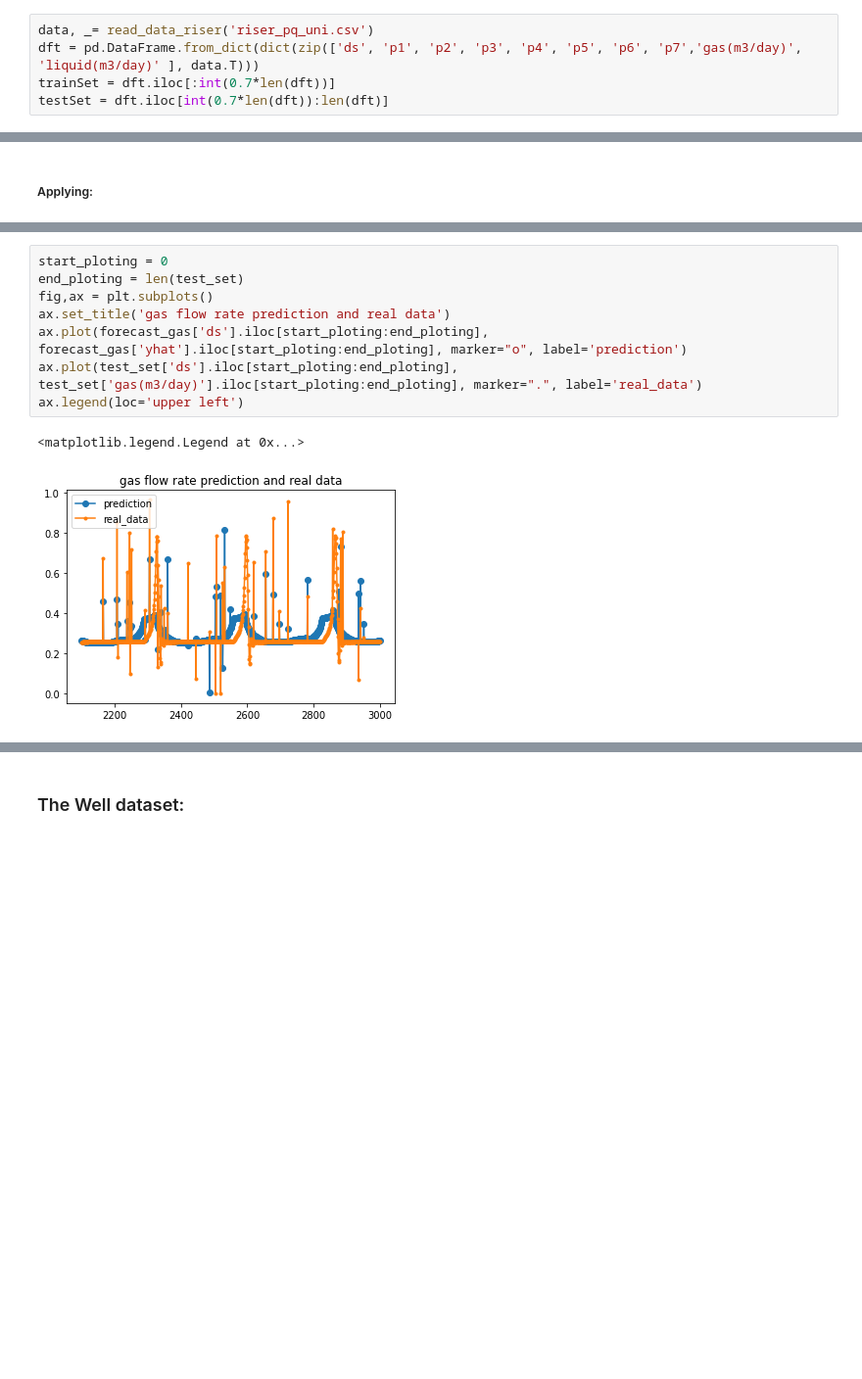
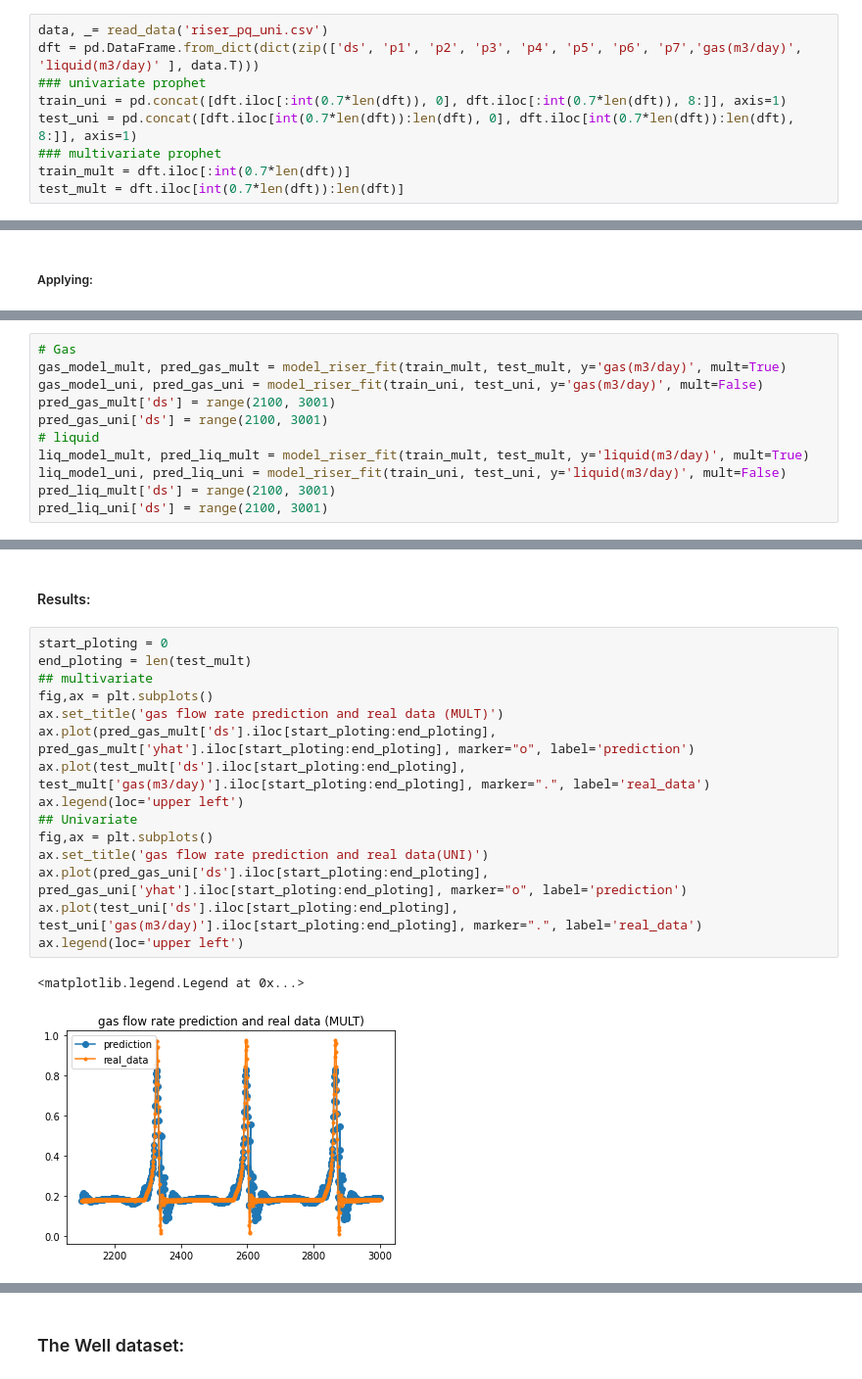
Before and after one commit to ridhaalkhabaz/DeepAR_Prophet_TCN_VFM, a Jupyter notebook: Prophet_VFM.ipynb, the cells around one changed output, grey strips where cells are left out. Shown at 98% size. Drawn from its saved outputs; the diff is of its cells as text; blank space fills up the shorter version.

```diff
--- a/Prophet_VFM.ipynb
+++ b/Prophet_VFM.ipynb
@@ -121,7 +87,11 @@ def read_data_riser(fname, plot_data = False):
 ## Deploying Prophet:
 ### The riser data set:
 # %%
-data, _= read_data_riser('riser_pq_uni.csv')
+data, _= read_data('riser_pq_uni.csv')
 dft = pd.DataFrame.from_dict(dict(zip(['ds', 'p1', 'p2', 'p3', 'p4', 'p5', 'p6', 'p7','gas(m3/day)', 'liquid(m3/day)' ], data.T)))
-trainSet = dft.iloc[:int(0.7*len(dft))]
-testSet = dft.iloc[int(0.7*len(dft)):len(dft)]
+### univariate prophet
+train_uni = pd.concat([dft.iloc[:int(0.7*len(dft)), 0], dft.iloc[:int(0.7*len(dft)), 8:]], axis=1)
+test_uni = pd.concat([dft.iloc[int(0.7*len(dft)):len(dft), 0], dft.iloc[int(0.7*len(dft)):len(dft), 8:]], axis=1)
+### multivariate prophet
+train_mult = dft.iloc[:int(0.7*len(dft))]
+test_mult = dft.iloc[int(0.7*len(dft)):len(dft)]
@@ -259,0 +151,11 @@ forecast_liq['ds'] = range(2100, 3001)
+# %%
+# Gas
+gas_model_mult, pred_gas_mult = model_riser_fit(train_mult, test_mult, y='gas(m3/day)', mult=True)
+gas_model_uni, pred_gas_uni = model_riser_fit(train_uni, test_uni, y='gas(m3/day)', mult=False)
+pred_gas_mult['ds'] = range(2100, 3001)
+pred_gas_uni['ds'] = range(2100, 3001)
+# liquid
+liq_model_mult, pred_liq_mult = model_riser_fit(train_mult, test_mult, y='liquid(m3/day)', mult=True)
+liq_model_uni, pred_liq_uni = model_riser_fit(train_uni, test_uni, y='liquid(m3/day)', mult=False)
+pred_liq_mult['ds'] = range(2100, 3001)
+pred_liq_uni['ds'] = range(2100, 3001)
@@ -260,11 +174,20 @@ forecast_liq['ds'] = range(2100, 3001)
+# %% [markdown]
+#### Results:
 # %%
 start_ploting = 0
-end_ploting = len(test_set)
+end_ploting = len(test_mult)
+## multivariate
 fig,ax = plt.subplots()
-ax.set_title('gas flow rate prediction and real data')
-ax.plot(forecast_gas['ds'].iloc[start_ploting:end_ploting], forecast_gas['yhat'].iloc[start_ploting:end_ploting], marker="o", label='prediction')
-ax.plot(test_set['ds'].iloc[start_ploting:end_ploting], test_set['gas(m3/day)'].iloc[start_ploting:end_ploting], marker=".", label='real_data')
+ax.set_title('gas flow rate prediction and real data (MULT)')
+ax.plot(pred_gas_mult['ds'].iloc[start_ploting:end_ploting], pred_gas_mult['yhat'].iloc[start_ploting:end_ploting], marker="o", label='prediction')
+ax.plot(test_mult['ds'].iloc[start_ploting:end_ploting], test_mult['gas(m3/day)'].iloc[start_ploting:end_ploting], marker=".", label='real_data')
 ax.legend(loc='upper left')
+## Univariate
+fig,ax = plt.subplots()
+ax.set_title('gas flow rate prediction and real data(UNI)')
+ax.plot(pred_gas_uni['ds'].iloc[start_ploting:end_ploting], pred_gas_uni['yhat'].iloc[start_ploting:end_ploting], marker="o", label='prediction')
+ax.plot(test_uni['ds'].iloc[start_ploting:end_ploting], test_uni['gas(m3/day)'].iloc[start_ploting:end_ploting], marker=".", label='real_data')
+ax.legend(loc='upper left')
 # %% [output]
 <matplotlib.legend.Legend at 0x...>
-[figure, old version]
+[figure, new version]
```
Also changed, not shown: parts of 66 cells of this notebook, 1 other file.
